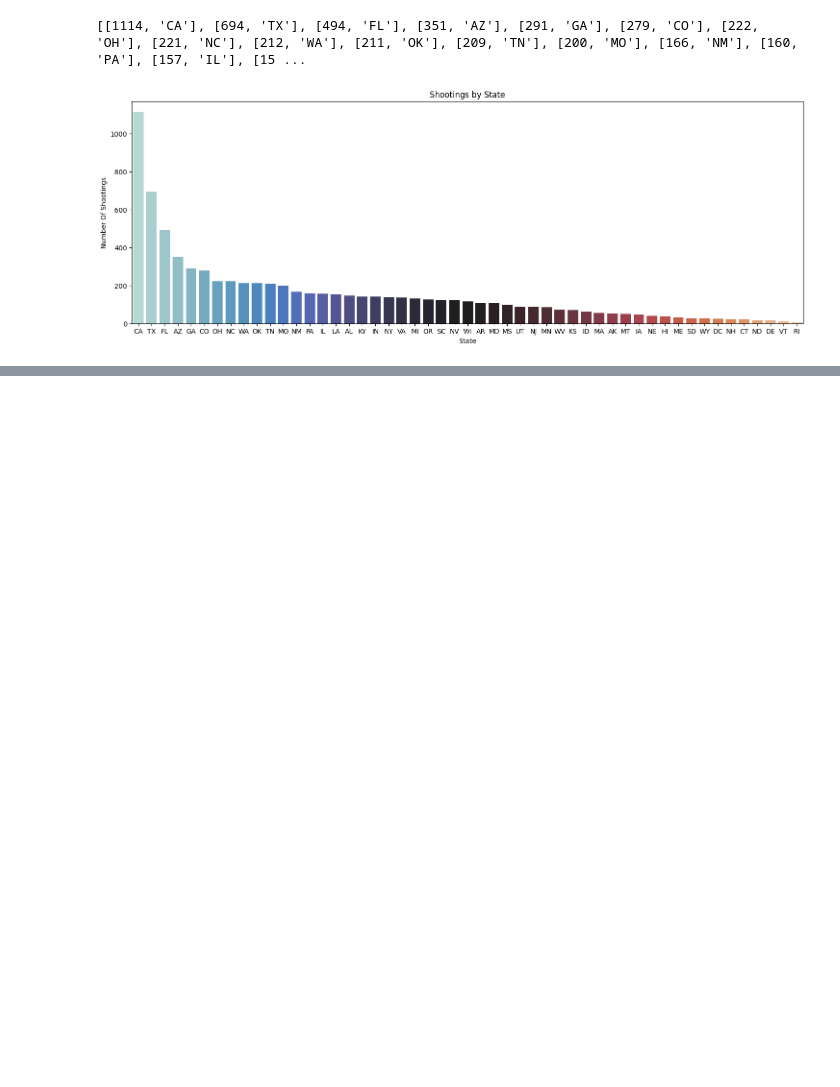
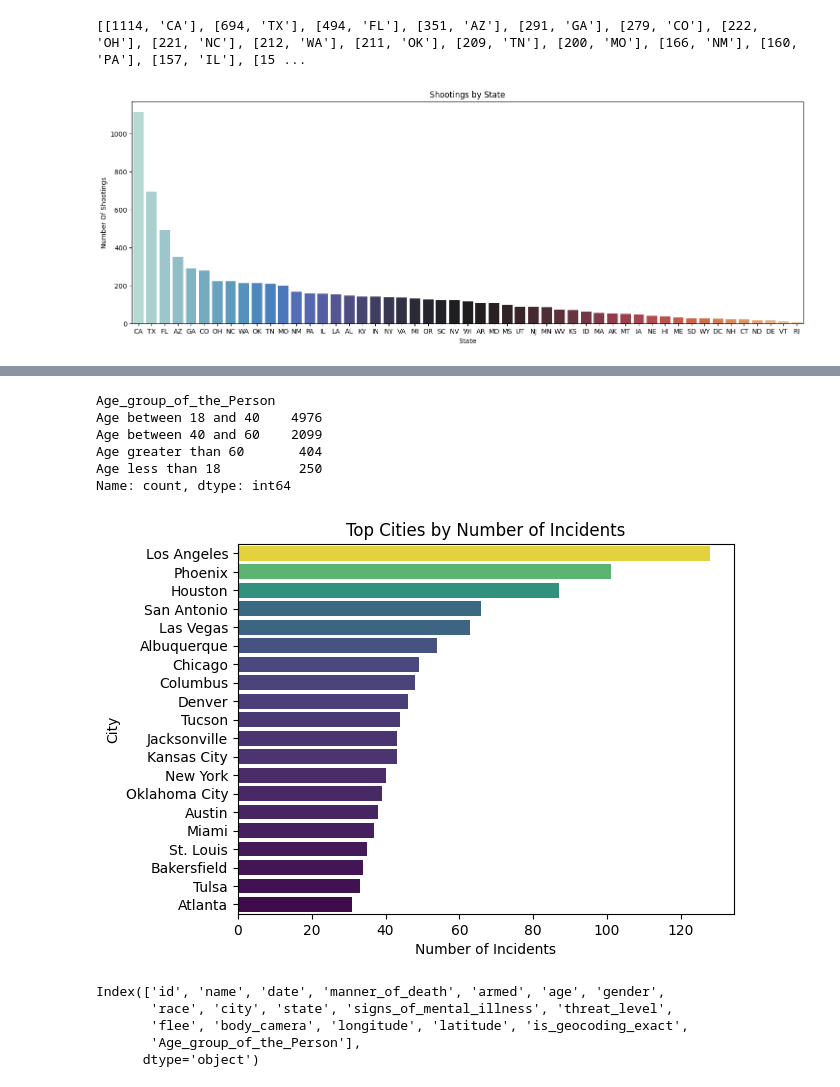
Before and after one commit to sai-charan-b/data-mining-project, a Jupyter notebook: charan_data_analysis.ipynb, the cells around one changed output, grey strips where cells are left out. Saved outputs shown, nothing was run; the diff lists cells and outputs as text; code cells hidden in the pictures; blank space fills up the shorter version.

```diff
--- a/charan_data_analysis.ipynb
+++ b/charan_data_analysis.ipynb
@@ -152,0 +166,20 @@ The above graph depicts that the incidents in California are highest, follwed by
+# %%
+import numpy as np
+
+#Adding column Age Group of the person based on the grouping as defined below
+
+conditions = [
+    (df['age'] <= 18),
+    (df['age'] > 18) & (df['age'] <= 40),
+    (df['age'] > 40) & (df['age'] <= 60),
+    (df['age'] > 60)
+    ]
+
+# create a list of the values we want to assign for each condition
+values = ['Age less than 18', 'Age between 18 and 40', 'Age between 40 and 60', 'Age greater than 60']
+
+# create a new column and use np.select to assign values to it using our lists as arguments
+df['Age_group_of_the_Person'] = np.select(conditions, values)
+
+# display updated DataFrame
+df.head()
@@ -152,0 +193,9 @@ The above graph depicts that the incidents in California are highest, follwed by
+# %%
+df['Age_group_of_the_Person'].value_counts()
+# %% [output]
+Age_group_of_the_Person
+Age between 18 and 40    4976
+Age between 40 and 60    2099
+Age greater than 60       404
+Age less than 18          250
+Name: count, dtype: int64
@@ -152,0 +208,23 @@ The above graph depicts that the incidents in California are highest, follwed by
+# %%
+# Number of incidents vs the city the incident occured
+
+incident_counts = df['city'].value_counts().reset_index(name='incident_count')
+
+# Selecting the top 20 cities by incident count
+top_cities = incident_counts.head(20)
+
+sns.barplot(x='incident_count', y='city',hue = 'incident_count', data=top_cities, palette='viridis', legend=False)
+plt.xlabel('Number of Incidents')
+plt.ylabel('City')
+plt.title('Top Cities by Number of Incidents')
+plt.show()
+# %% [output]
+[figure, added]
+# %%
+df.columns
+# %% [output]
+Index(['id', 'name', 'date', 'manner_of_death', 'armed', 'age', 'gender',
+       'race', 'city', 'state', 'signs_of_mental_illness', 'threat_level',
+       'flee', 'body_camera', 'longitude', 'latitude', 'is_geocoding_exact',
+       'Age_group_of_the_Person'],
+      dtype='object')
```
Also changed, not shown: parts of 18 cells of this notebook.
